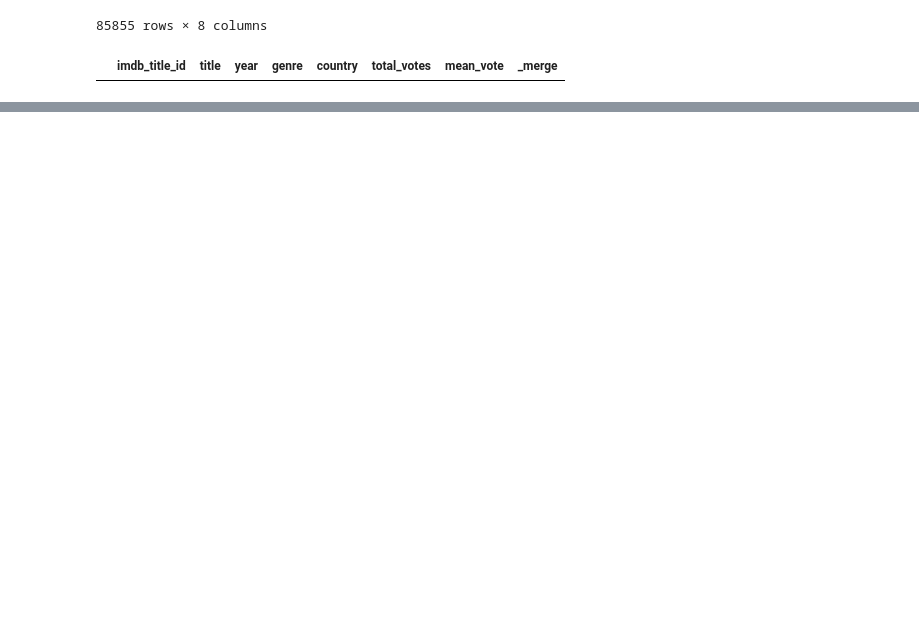
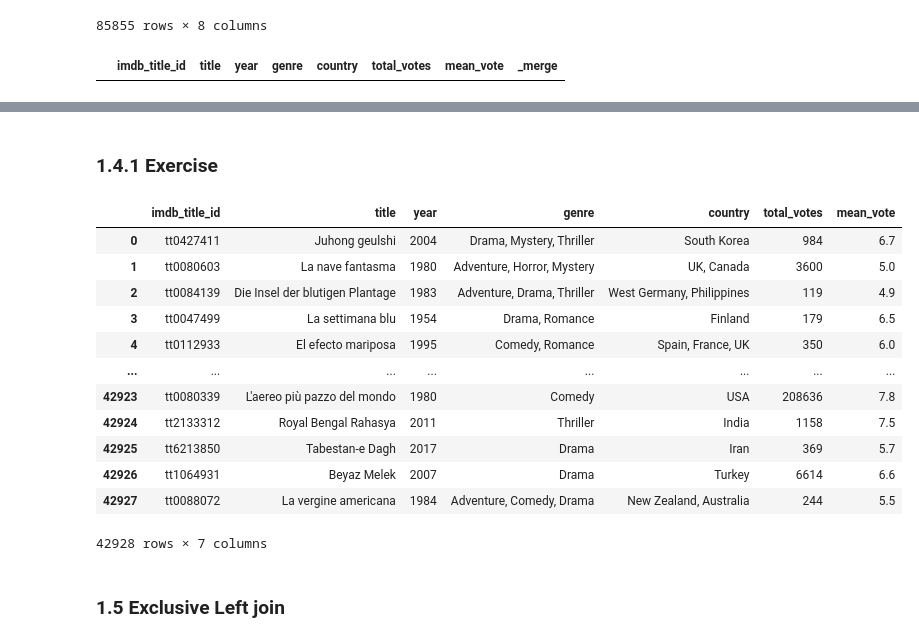
Before and after one commit to manishkr6/Learning-Data-Science, a Jupyter notebook: 07.Merging and Concatenating DataFrames/Joins.ipynb, the cells around one changed output, grey strips where cells are left out. Saved outputs shown, nothing was run; the diff lists cells and outputs as text; code cells hidden in the pictures; blank space fills up the shorter version.

Commit message:
left join and right join

```diff
--- a/07.Merging and Concatenating DataFrames/Joins.ipynb
+++ b/07.Merging and Concatenating DataFrames/Joins.ipynb
@@ -161,0 +172,22 @@ df_movies.merge(df_ratings, on='imdb_title_id', how='outer',
+# %% [markdown]
+### 1.4.1 Exercise
+# %%
+df_movies_sample = df_movies.sample(frac=0.5)
+# %%
+df_movies_sample.merge(df_ratings, on='imdb_title_id', how='left')
+# %% [output]
+|  | imdb_title_id | title | year | genre | country | total_votes | mean_vote |
+| 0 | tt0427411 | Juhong geulshi | 2004 | Drama, Mystery, Thriller | South Korea | 984 | 6.7 |
+| 1 | tt0080603 | La nave fantasma | 1980 | Adventure, Horror, Mystery | UK, Canada | 3600 | 5.0 |
+| 2 | tt0084139 | Die Insel der blutigen Plantage | 1983 | Adventure, Drama, Thriller | West Germany, Philippines | 119 | 4.9 |
+| 3 | tt0047499 | La settimana blu | 1954 | Drama, Romance | Finland | 179 | 6.5 |
+| 4 | tt0112933 | El efecto mariposa | 1995 | Comedy, Romance | Spain, France, UK | 350 | 6.0 |
+| ... | ... | ... | ... | ... | ... | ... | ... |
+| 42923 | tt0080339 | L'aereo più pazzo del mondo | 1980 | Comedy | USA | 208636 | 7.8 |
+| 42924 | tt2133312 | Royal Bengal Rahasya | 2011 | Thriller | India | 1158 | 7.5 |
+| 42925 | tt6213850 | Tabestan-e Dagh | 2017 | Drama | Iran | 369 | 5.7 |
+| 42926 | tt1064931 | Beyaz Melek | 2007 | Drama | Turkey | 6614 | 6.6 |
+| 42927 | tt0088072 | La vergine americana | 1984 | Adventure, Comedy, Drama | New Zealand, Australia | 244 | 5.5 |
+42928 rows × 7 columns
+# %% [markdown]
+### 1.5 Exclusive Left join
```
Also changed, not shown: parts of 26 cells of this notebook.
